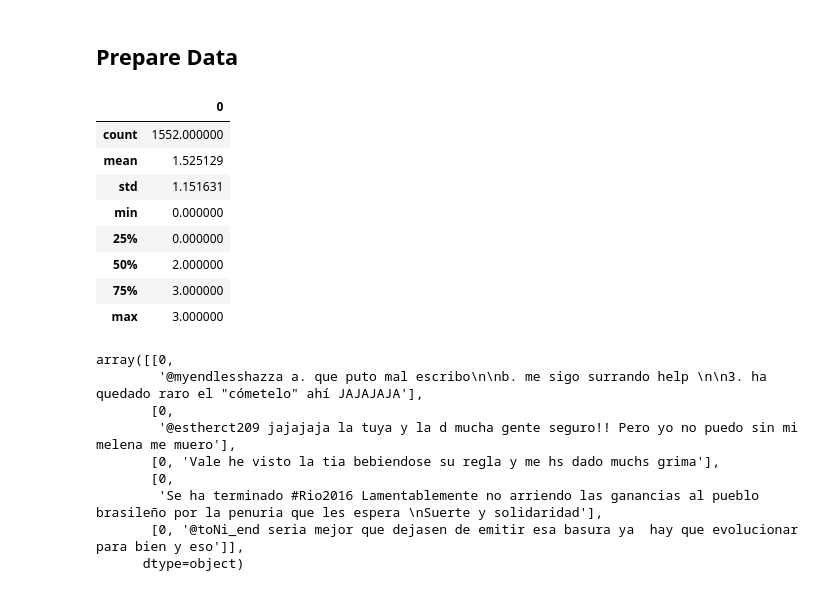
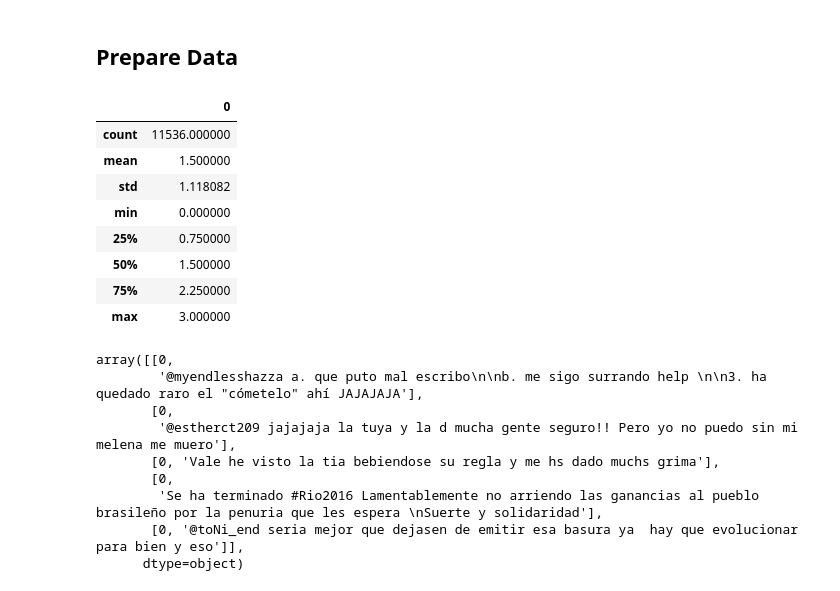
Before and after one commit to dpalominop/ULMFit, a Jupyter notebook: Classifier.ipynb, the cells around one changed output. Drawn from its saved outputs; the diff is of its cells as text; code cells hidden in the pictures.

```diff
--- a/Classifier.ipynb
+++ b/Classifier.ipynb
@@ -39,17 +39,17 @@ FLD = 'xfld'  # data field tag
 df_trn = pd.read_csv(DATA_PATH/'train_ext.csv', header=None)
 df_val = pd.read_csv(DATA_PATH/'validation.csv', header=None)
 df_tst = pd.read_csv(DATA_PATH/'test.csv', header=None)
-df_gen = pd.read_csv(DATA_PATH/'general.csv', header=None)
+df_gen = pd.read_csv(DATA_PATH/'general_ext.csv', header=None)
 # %%
-df_trn.describe()
+df_gen.describe()
 # %% [output]
 |  | 0 |
-| count | 1552.000000 |
-| mean | 1.525129 |
-| std | 1.151631 |
+| count | 11536.000000 |
+| mean | 1.500000 |
+| std | 1.118082 |
 | min | 0.000000 |
-| 25% | 0.000000 |
-| 50% | 2.000000 |
-| 75% | 3.000000 |
+| 25% | 0.750000 |
+| 50% | 1.500000 |
+| 75% | 2.250000 |
 | max | 3.000000 |
 # %%
```
Also changed, not shown: parts of 29 cells of this notebook, 4 other files.
